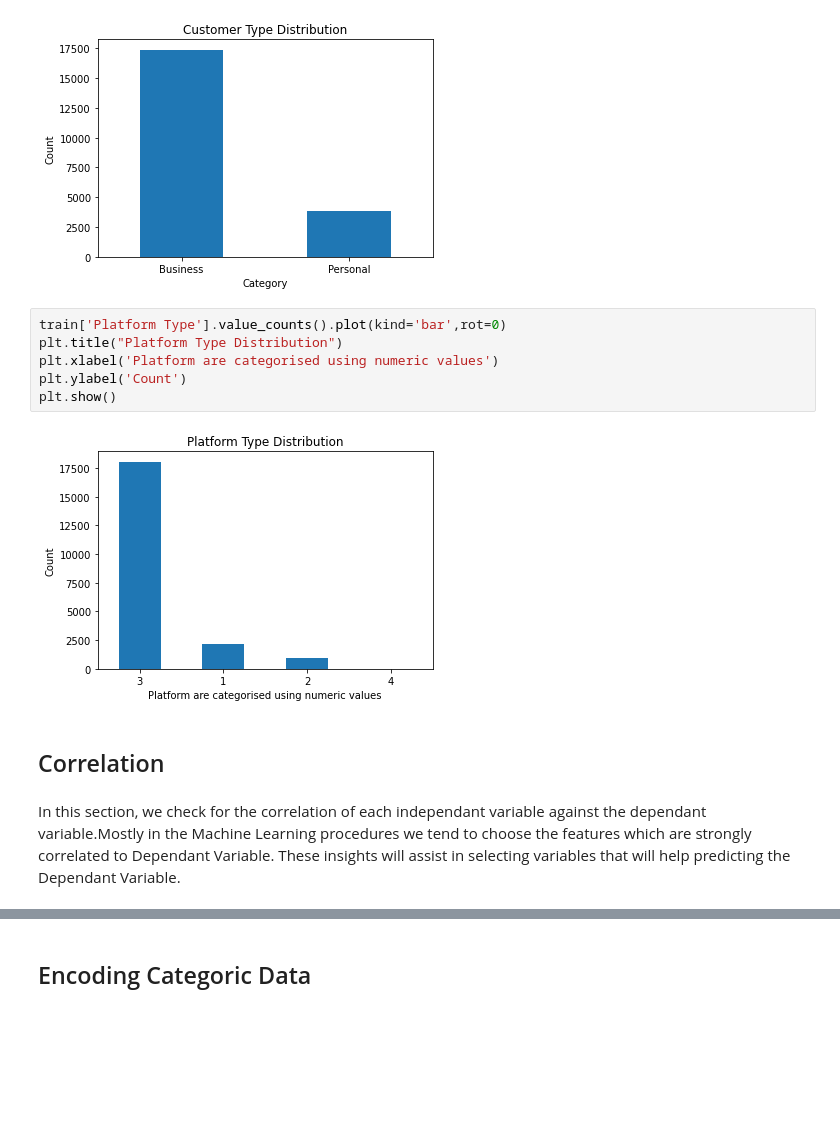
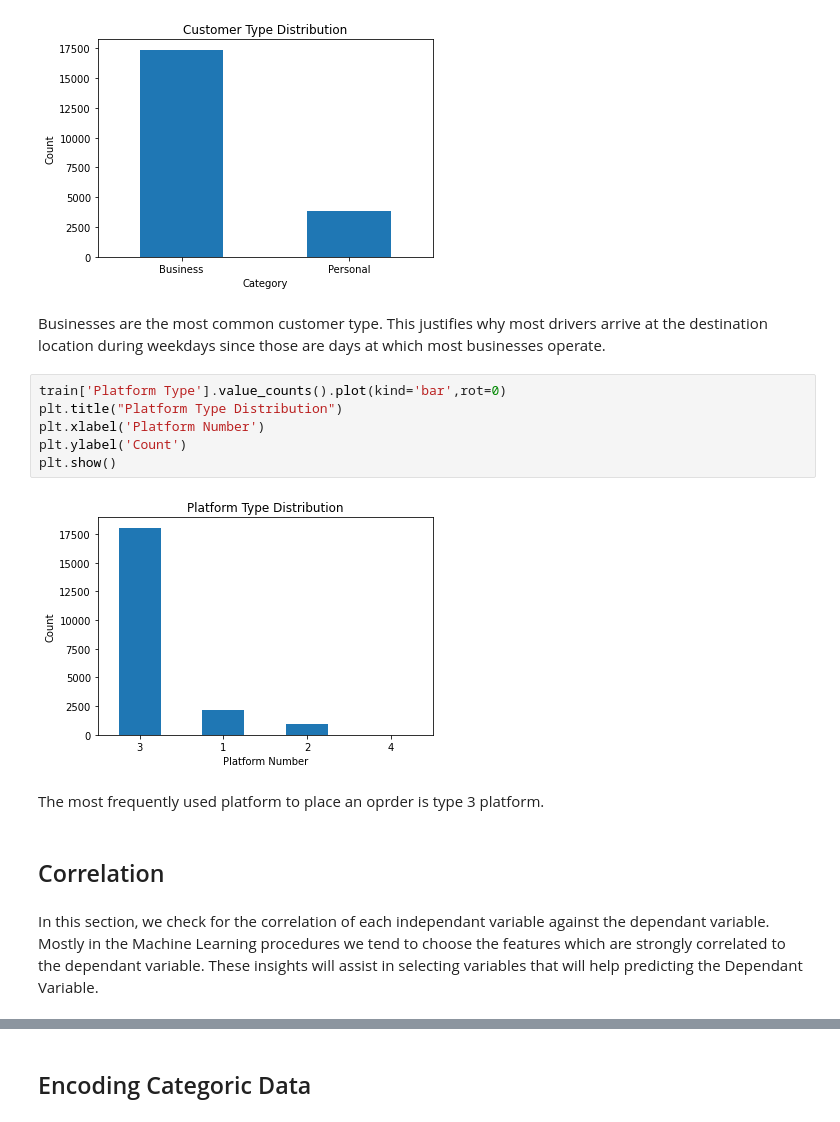
Before and after one commit to Jamakasilwane/EDSA_Zindi_Hackathon, a Jupyter notebook: EDSA_Zindi_Hackathon_notebook.ipynb, the cells around one changed output, grey strips where cells are left out. Cells and saved outputs as stored; diff of their text form; blank space fills up the shorter version.

```diff
--- a/EDSA_Zindi_Hackathon_notebook.ipynb
+++ b/EDSA_Zindi_Hackathon_notebook.ipynb
@@ -253,16 +253,20 @@ plt.ylabel('Count')
 plt.show()
 # %% [output]
 [figure]
+# %% [markdown]
+Businesses are the most common customer type. This justifies why most drivers arrive at the destination location during weekdays since those are days at which most businesses operate.
 # %%
 train['Platform Type'].value_counts().plot(kind='bar',rot=0)
 plt.title("Platform Type Distribution")
-plt.xlabel('Platform are categorised using numeric values')
+plt.xlabel('Platform Number')
 plt.ylabel('Count')
 plt.show()
 # %% [output]
-[figure, old version]
+[figure, new version]
+# %% [markdown]
+The most frequently used platform to place an oprder is type 3 platform.
 # %% [markdown]
 ## Correlation
 # %% [markdown]
-In this section, we check for the correlation of each independant variable against the dependant variable.Mostly in the Machine Learning procedures we tend to choose the features which are strongly correlated to Dependant Variable. These insights will assist in selecting variables that will help predicting the Dependant Variable.
+In this section, we check for the correlation of each independant variable against the dependant variable. Mostly in the Machine Learning procedures we tend to choose the features which are strongly correlated to the dependant variable. These insights will assist in selecting variables that will help predicting the Dependant Variable.
 # %%
```
Also changed, not shown: parts of 13 cells of this notebook.
